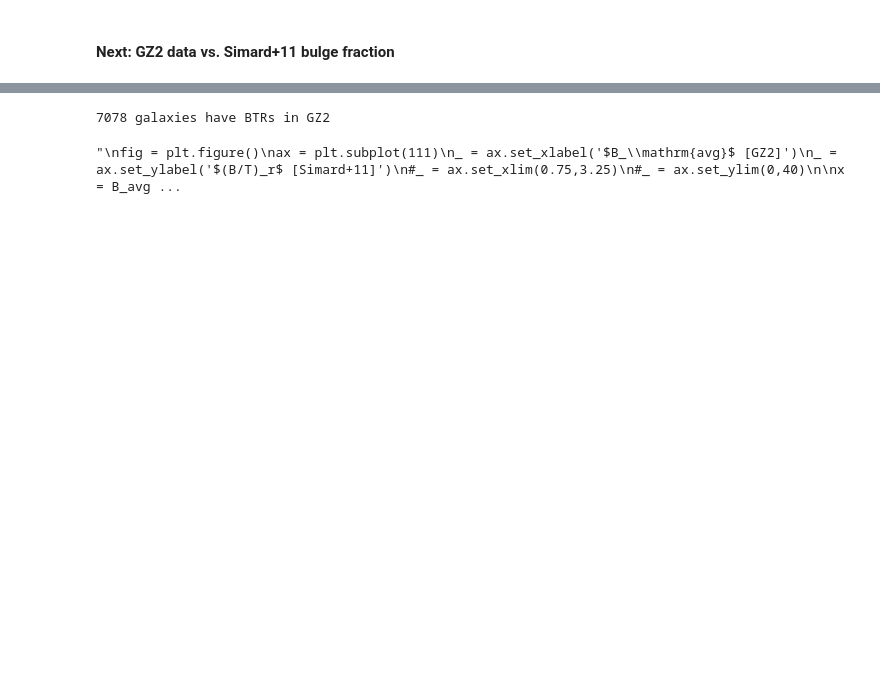
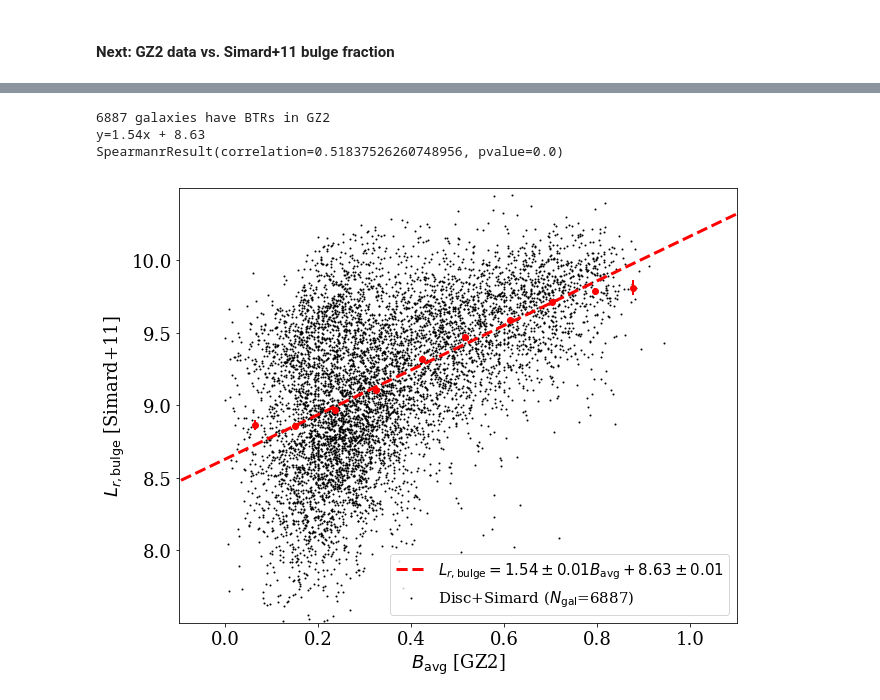
Before and after one commit to RossHart/Hubble_sequence, a Jupyter notebook: gz2_vs_data.ipynb, the cells around one changed output, grey strips where cells are left out. Cells and saved outputs as stored; diff of their text form; code cells hidden in the pictures; blank space fills up the shorter version.

```diff
--- a/gz2_vs_data.ipynb
+++ b/gz2_vs_data.ipynb
@@ -164,48 +184,47 @@ L_r = lum_to_solar(Mag_to_lum(np.array(gz2_data['PETROMAG_MR'],dtype='float64'),
 # %%
-from scipy.stats import spearmanr
-
-btr = simard_matched['__B_T_r']
-in_simard = np.all([simard_matched['__B_T_r'] >= 0, simard_matched['__B_T_r'] <= 1],axis=0)
+L_bulge = np.log10(simard_matched['__B_T_r'] * 10**(L_r))
+in_simard = np.all([simard_matched['__B_T_r'] > 0, simard_matched['__B_T_r'] <= 1],axis=0)
 disc_simard = np.all([disc_sample,in_simard],axis=0)
 print('{} galaxies have BTRs in GZ2'.format(disc_simard.sum()))
 
-B_avg = (0*gz2_data['t05_bulge_prominence_a10_no_bulge_debiased_rh']
-     + 0.2*gz2_data['t05_bulge_prominence_a11_just_noticeable_debiased_rh']
-     + 0.8*gz2_data['t05_bulge_prominence_a12_obvious_debiased_rh']
-     + 1.0*gz2_data['t05_bulge_prominence_a13_dominant_debiased_rh'])
-'''
 fig = plt.figure()
 ax = plt.subplot(111)
 _ = ax.set_xlabel('$B_\mathrm{avg}$ [GZ2]')
-_ = ax.set_ylabel('$(B/T)_r$ [Simard+11]')
-#_ = ax.set_xlim(0.75,3.25)
-#_ = ax.set_ylim(0,40)
+_ = ax.set_ylabel('$L_{r,\mathrm{bulge}}$ [Simard+11]')
+_ = ax.set_xlim(-0.1,1.1)
+_ = ax.set_ylim(7.5,10.5)
 
 x = B_avg[disc_simard]
-y = btr[disc_simard]
+y = L_bulge[disc_simard]
 
 scatter_label = 'Disc+Simard ($N_\mathrm{{gal}}$={})'.format(len(x))
 _ = plt.scatter(x,y,color='k',s=1,rasterized=True,zorder=0,
                 label=scatter_label)
 #_ = kde_contour(x,y,fill=True,zorder=1)
 
 xy = x_vs_y(x,y)
 xy = xy.continuous_vs_continuous_binned_mean()
 xy.error_plot(ax,style='errorbar',fmt='o',lw=2,color='red',capthick=2)
 
 x_guide = np.linspace(-1,5,100)
-p_btr, _ = curve_fit(linear,x,y)
+p_btr, p_btr_cov = curve_fit(linear,x,y)
+delta_p_btr = np.sqrt(np.diag(p_btr_cov))
+
 print('y={}x + {}'.format(*np.round(p_btr,decimals=2)))
-line_label = '$(B/T)_r={}B_\mathrm{{avg}} + {}$'.format(*np.round(p_psi,decimals=2))
+line_label = '$L_{{r,\mathrm{{bulge}}}}={}\pm{}B_\mathrm{{avg}} + {}\pm{}$'.format(np.round(p_btr[0],2),
+                                                                                   np.round(delta_p_btr[1],2),
+                                                                                   np.round(p_btr[1],2),
+                                                                                   np.round(delta_p_btr[1],2))
 _ = plt.plot(x_guide,linear(x_guide,*p_btr),
              color='red',lw=3,linestyle='dashed',zorder=2,
              label=line_label)
 
 print(spearmanr(x,y))
 
 _ = ax.legend(fontsize=15)
-'''
 # %% [output]
-7078 galaxies have BTRs in GZ2
+6887 galaxies have BTRs in GZ2
+y=1.54x + 8.63
+SpearmanrResult(correlation=0.51837526260748956, pvalue=0.0)
-"\nfig = plt.figure()\nax = plt.subplot(111)\n_ = ax.set_xlabel('$B_\\mathrm{avg}$ [GZ2]')\n_ = ax.set_ylabel('$(B/T)_r$ [Simard+11]')\n#_ = ax.set_xlim(0.75,3.25)\n#_ = ax.set_ylim(0,40)\n\nx = B_avg ...
+[figure, added]
 # %%
```
Also changed, not shown: parts of 14 cells of this notebook.
